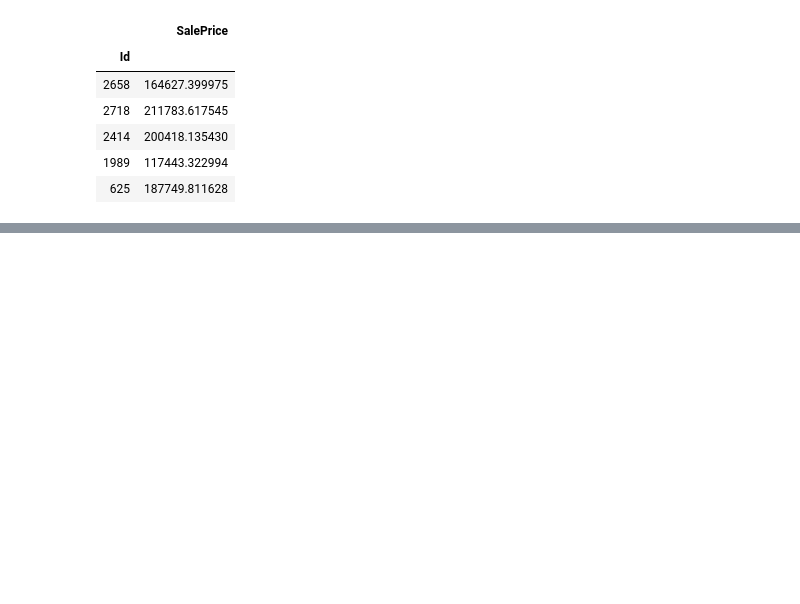
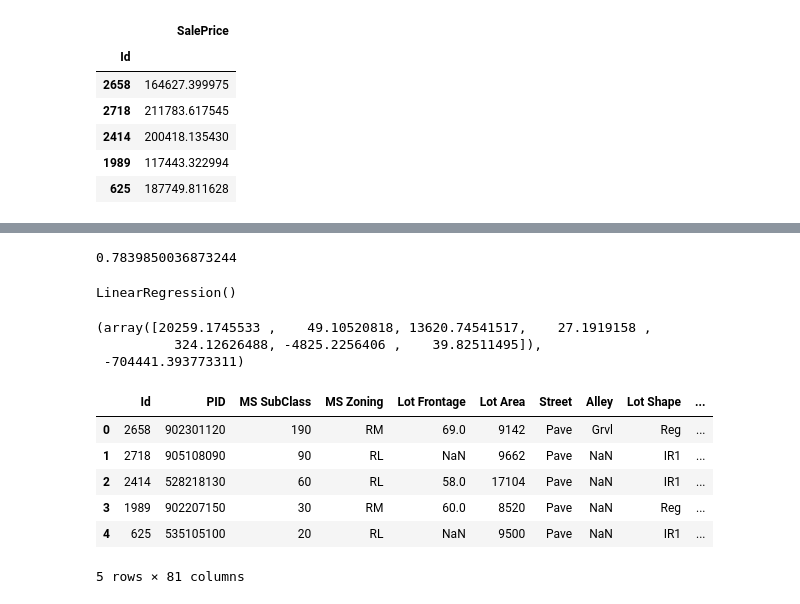
Before and after one commit to PaperArmada/home-price-prediction, a Jupyter notebook: code/matt-reed-project-2.ipynb, the cells around one changed output, grey strips where cells are left out. Saved outputs shown, nothing was run; the diff lists cells and outputs as text; code cells hidden in the pictures; blank space fills up the shorter version.

Commit message:
Reorganized file structure and improved model

```diff
--- a/code/matt-reed-project-2.ipynb
+++ b/code/matt-reed-project-2.ipynb
@@ -341,0 +414,33 @@ submission.to_csv('../outputs/mlr_2_submission.csv')
+# %%
+imputed_X_train = imputer_1.fit_transform(X_train)
+imputed_X_test = imputer_1.transform(X_test)
+# %%
+# Produce model (lr_3) using imputed values for null, using full feature set
+lr_3 = LinearRegression()
+# %%
+cross_val_score(lr_3, imputed_X_train, y).mean()
+# %% [output]
+0.7839850036873244
+# %%
+lr_3.fit(imputed_X_train, y)
+# %% [output]
+LinearRegression()
+# %%
+lr_3.coef_, lr_3.intercept_
+# %% [output]
+(array([20259.1745533 ,    49.10520818, 13620.74541517,    27.1919158 ,
+          324.12626488, -4825.2256406 ,    39.82511495]),
+ -704441.393773311)
+# %%
+pred_3 = lr_3.predict(imputed_X_test)
+# %%
+df_test['SalePrice'] = pred_3
+df_test.head()
+# %% [output]
+|  | Id | PID | MS SubClass | MS Zoning | Lot Frontage | Lot Area | Street | Alley | Lot Shape | ... |
+| 0 | 2658 | 902301120 | 190 | RM | 69.0 | 9142 | Pave | Grvl | Reg | ... |
+| 1 | 2718 | 905108090 | 90 | RL | NaN | 9662 | Pave | NaN | IR1 | ... |
+| 2 | 2414 | 528218130 | 60 | RL | 58.0 | 17104 | Pave | NaN | IR1 | ... |
+| 3 | 1989 | 902207150 | 30 | RM | 60.0 | 8520 | Pave | NaN | Reg | ... |
+| 4 | 625 | 535105100 | 20 | RL | NaN | 9500 | Pave | NaN | IR1 | ... |
+5 rows × 81 columns
```
Also changed, not shown: parts of 20 cells of this notebook, 11 other files.
